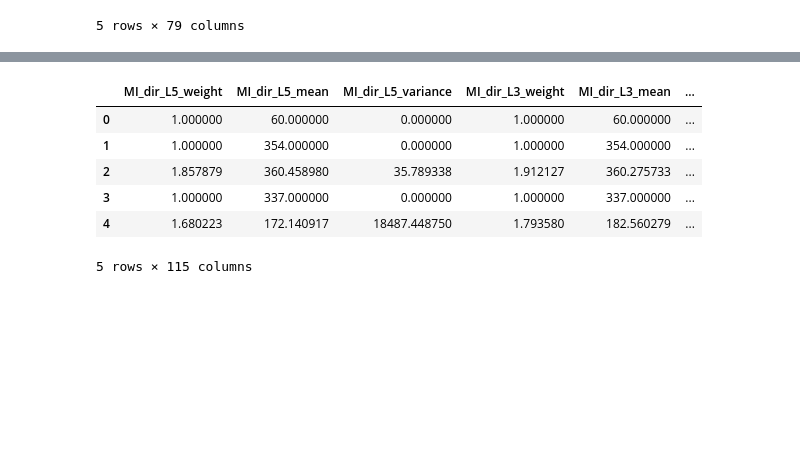
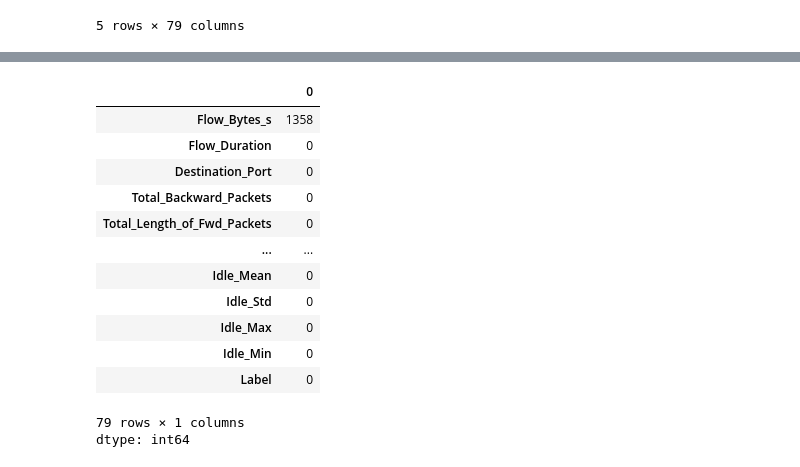
Before and after one commit to GVK1992/Adaptive-Ensemble-IDS-IoT, a Jupyter notebook: Code.ipynb, the cells around one changed output, grey strips where cells are left out. Drawn from its saved outputs; the diff is of its cells as text; code cells hidden in the pictures; blank space fills up the shorter version.

```diff
--- a/Code.ipynb
+++ b/Code.ipynb
@@ -37,10 +73,0 @@ df2=pd.read_csv('./N-BaIoT/1.benign.csv')
-# %%
-df2.head()
-# %% [output]
-|  | MI_dir_L5_weight | MI_dir_L5_mean | MI_dir_L5_variance | MI_dir_L3_weight | MI_dir_L3_mean | ... |
-| 0 | 1.000000 | 60.000000 | 0.000000 | 1.000000 | 60.000000 | ... |
-| 1 | 1.000000 | 354.000000 | 0.000000 | 1.000000 | 354.000000 | ... |
-| 2 | 1.857879 | 360.458980 | 35.789338 | 1.912127 | 360.275733 | ... |
-| 3 | 1.000000 | 337.000000 | 0.000000 | 1.000000 | 337.000000 | ... |
-| 4 | 1.680223 | 172.140917 | 18487.448750 | 1.793580 | 182.560279 | ... |
-5 rows × 115 columns
@@ -46,0 +80,17 @@ df2.head()
+# %%
+df.isnull().sum().sort_values(ascending=False)
+# %% [output]
+|  | 0 |
+| Flow_Bytes_s | 1358 |
+| Flow_Duration | 0 |
+| Destination_Port | 0 |
+| Total_Backward_Packets | 0 |
+| Total_Length_of_Fwd_Packets | 0 |
+| ... | ... |
+| Idle_Mean | 0 |
+| Idle_Std | 0 |
+| Idle_Max | 0 |
+| Idle_Min | 0 |
+| Label | 0 |
+79 rows × 1 columns
+dtype: int64
```
Also changed, not shown: parts of 29 cells of this notebook.
